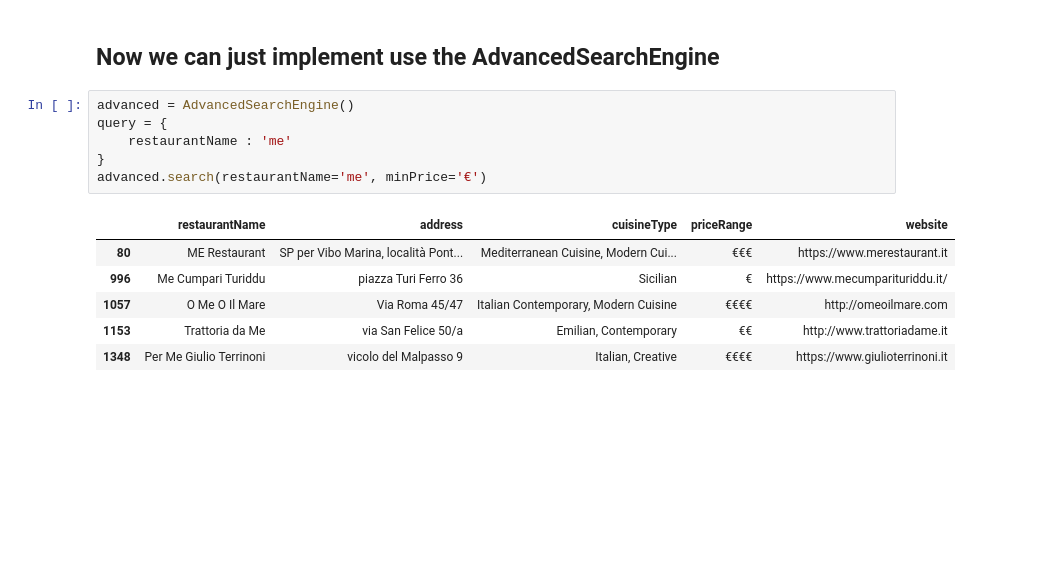
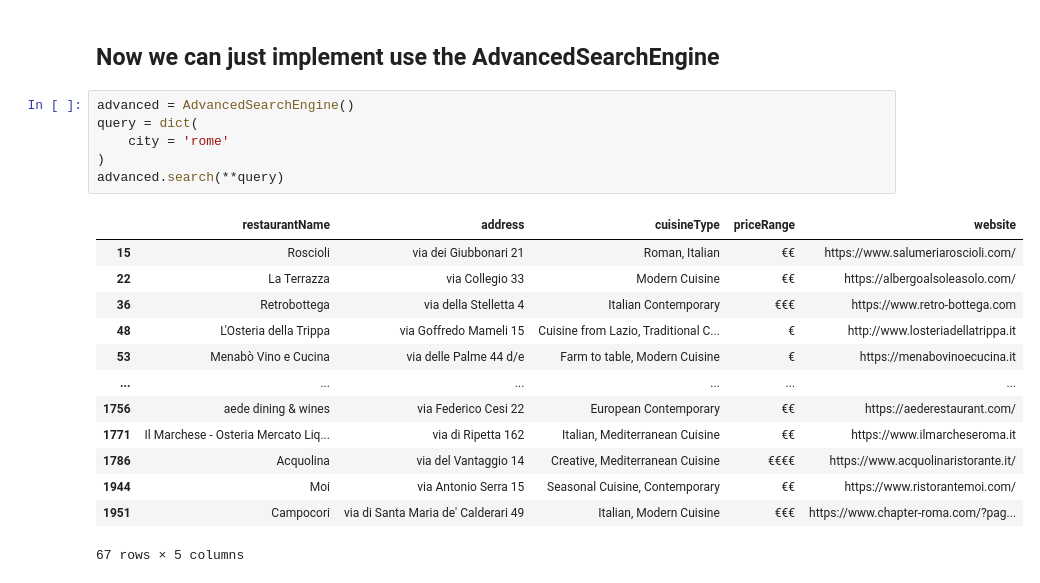
Before and after one commit to LinCannn/ADM-HW3, a Jupyter notebook: main.ipynb, the cells around one changed output. Cells and saved outputs as stored; diff of their text form; blank space fills up the shorter version.

Commit message:
added query parameter

```diff
--- a/main.ipynb
+++ b/main.ipynb
@@ -373,14 +373,21 @@ createIndex(df, 'facilitiesServices')
 ## <strong> Now we can just implement use the AdvancedSearchEngine
 # %%
 advanced = AdvancedSearchEngine()
-query = {
-    restaurantName : 'me'
-}
-advanced.search(restaurantName='me', minPrice='€')
+query = dict(
+    city = 'rome'
+)
+advanced.search(**query)
 # %% [output]
 |  | restaurantName | address | cuisineType | priceRange | website |
-| 80 | ME Restaurant | SP per Vibo Marina, località Pont... | Mediterranean Cuisine, Modern Cui... | €€€ | https://www.merestaurant.it |
-| 996 | Me Cumpari Turiddu | piazza Turi Ferro 36 | Sicilian | € | https://www.mecumparituriddu.it/ |
-| 1057 | O Me O Il Mare | Via Roma 45/47 | Italian Contemporary, Modern Cuisine | €€€€ | http://omeoilmare.com |
-| 1153 | Trattoria da Me | via San Felice 50/a | Emilian, Contemporary | €€ | http://www.trattoriadame.it |
-| 1348 | Per Me Giulio Terrinoni | vicolo del Malpasso 9 | Italian, Creative | €€€€ | https://www.giulioterrinoni.it |
+| 15 | Roscioli | via dei Giubbonari 21 | Roman, Italian | €€ | https://www.salumeriaroscioli.com/ |
+| 22 | La Terrazza | via Collegio 33 | Modern Cuisine | €€ | https://albergoalsoleasolo.com/ |
+| 36 | Retrobottega | via della Stelletta 4 | Italian Contemporary | €€€ | https://www.retro-bottega.com |
+| 48 | L'Osteria della Trippa | via Goffredo Mameli 15 | Cuisine from Lazio, Traditional C... | € | http://www.losteriadellatrippa.it |
+| 53 | Menabò Vino e Cucina | via delle Palme 44 d/e | Farm to table, Modern Cuisine | € | https://menabovinoecucina.it |
+| ... | ... | ... | ... | ... | ... |
+| 1756 | aede dining & wines | via Federico Cesi 22 | European Contemporary | €€ | https://aederestaurant.com/ |
+| 1771 | Il Marchese - Osteria Mercato Liq... | via di Ripetta 162 | Italian, Mediterranean Cuisine | €€ | https://www.ilmarcheseroma.it |
+| 1786 | Acquolina | via del Vantaggio 14 | Creative, Mediterranean Cuisine | €€€€ | https://www.acquolinaristorante.it/ |
+| 1944 | Moi | via Antonio Serra 15 | Seasonal Cuisine, Contemporary | €€ | https://www.ristorantemoi.com/ |
+| 1951 | Campocori | via di Santa Maria de' Calderari 49 | Italian, Modern Cuisine | €€€ | https://www.chapter-roma.com/?pag... |
+67 rows × 5 columns
```
